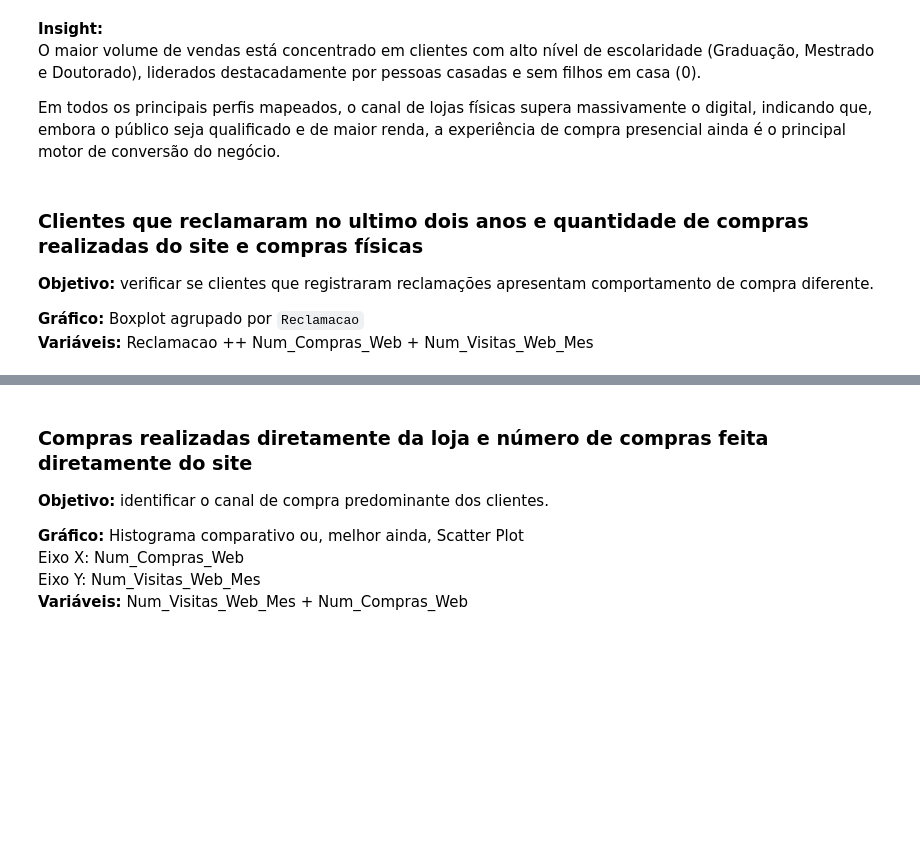
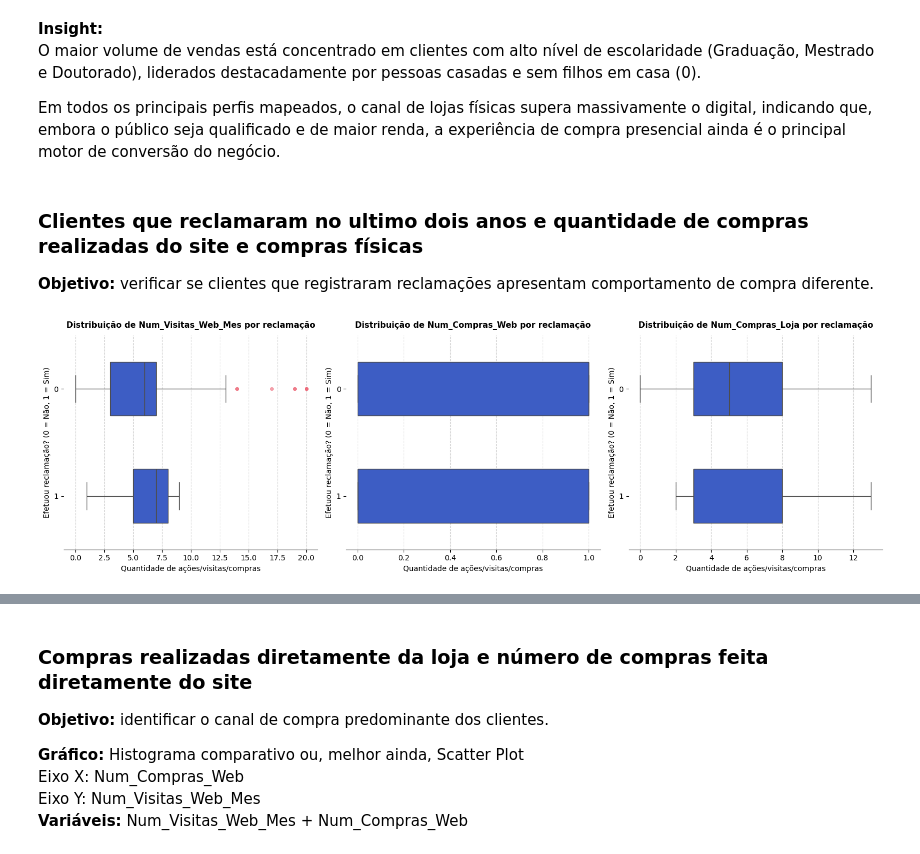
Before and after one commit to Fernandonneto/Machine_Learning_-_Previsao_intencao_compra_clientes_-_EBAC, a Jupyter notebook: Profissao Cientista de Dados M37 Projeto.ipynb, the cells around one changed output, grey strips where cells are left out. Saved outputs shown, nothing was run; the diff lists cells and outputs as text; code cells hidden in the pictures; blank space fills up the shorter version.

Commit message:
Conclusão da Análise de dados de clientes que reclamaram no ultimo dois anos e quantidade de compras realizadas no site, visitas no site e compras fisicas

```diff
--- a/Profissao Cientista de Dados M37 Projeto.ipynb
+++ b/Profissao Cientista de Dados M37 Projeto.ipynb
@@ -372,6 +372,42 @@ Em todos os principais perfis mapeados, o canal de lojas físicas supera massiva
 ### Clientes que reclamaram no ultimo dois anos e quantidade de compras realizadas do site e compras físicas
 
 **Objetivo:** verificar se clientes que registraram reclamações apresentam comportamento de compra diferente.
-
-**Gráfico:** Boxplot agrupado por `Reclamacao` \
-**Variáveis:** Reclamacao ++ Num_Compras_Web + Num_Visitas_Web_Mes
+# %%
+# Lista das colunas numéricas de comportamento a serem plotadas
+colunas = ['Num_Visitas_Web_Mes', 'Num_Compras_Web', 'Num_Compras_Loja']
+
+# Configuração do tamanho do gráfico
+plt.figure(figsize=(16, 5))
+
+# Loop para criar os subplots distribuídos lado a lado
+for i, coluna in enumerate(colunas, 1):
+    plt.subplot(1, 3, i)
+
+    # sns.boxplot horizontal: 'x' recebe os valores numéricos e 'y' agrupa por Reclamação
+    sns.boxplot(
+        data=base,
+        x=coluna,
+        y=base['Reclamacao'].astype(str),
+        color="#2751DA",
+        width=0.5,
+        flierprops={
+            'marker': 'o',
+            'markersize': 4,
+            'markerfacecolor': '#EE6677',
+            'markeredgecolor': '#EE6677',
+            'alpha': 0.6
+        }
+    )
+
+    # Customizações
+    plt.title(f'Distribuição de {coluna} por reclamação', fontsize=11, weight='bold', pad=10)
+    plt.xlabel('Quantidade de ações/visitas/compras')
+    plt.ylabel('Efetuou reclamação? (0 = Não, 1 = Sim)')
+    plt.grid(axis='x', linestyle='--', alpha=0.5)
+    sns.despine(left=True)
+
+# Ajuste de espaçamento e exibição do gráfico
+plt.tight_layout()
+plt.show()
+# %% [output]
+[figure, added]
```
Also changed, not shown: parts of 2 cells of this notebook.
